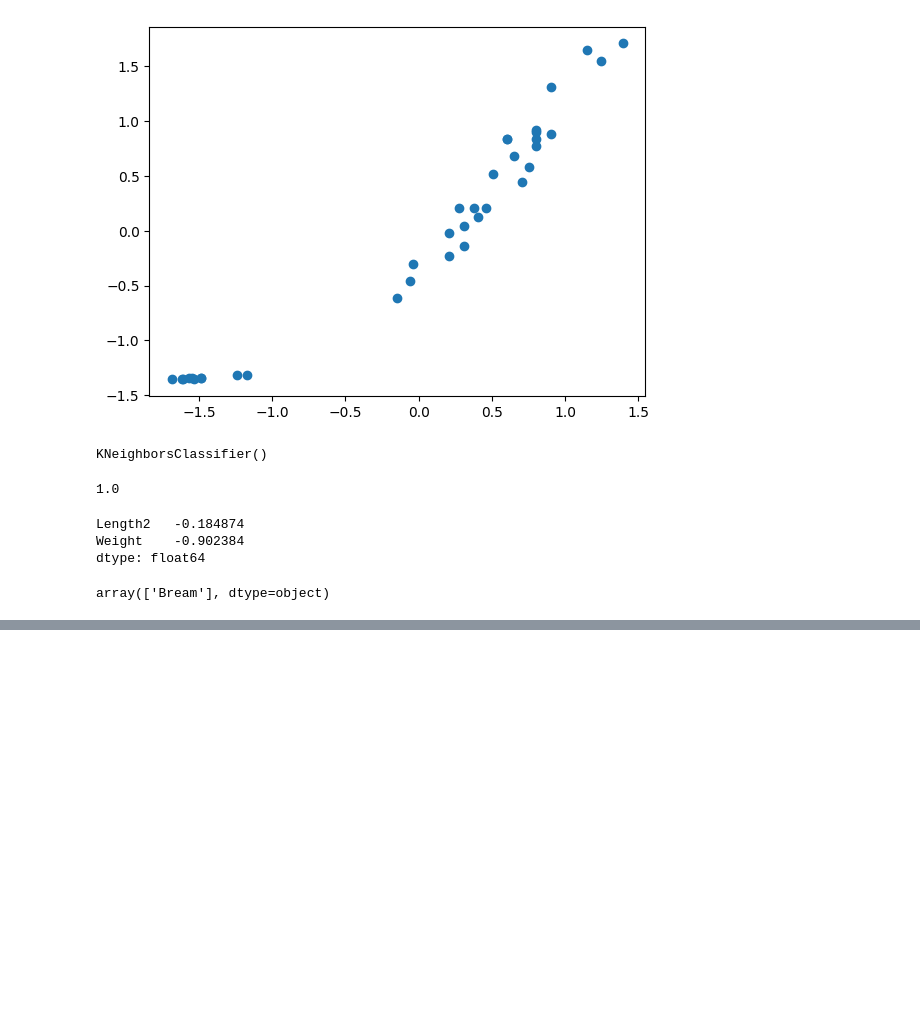
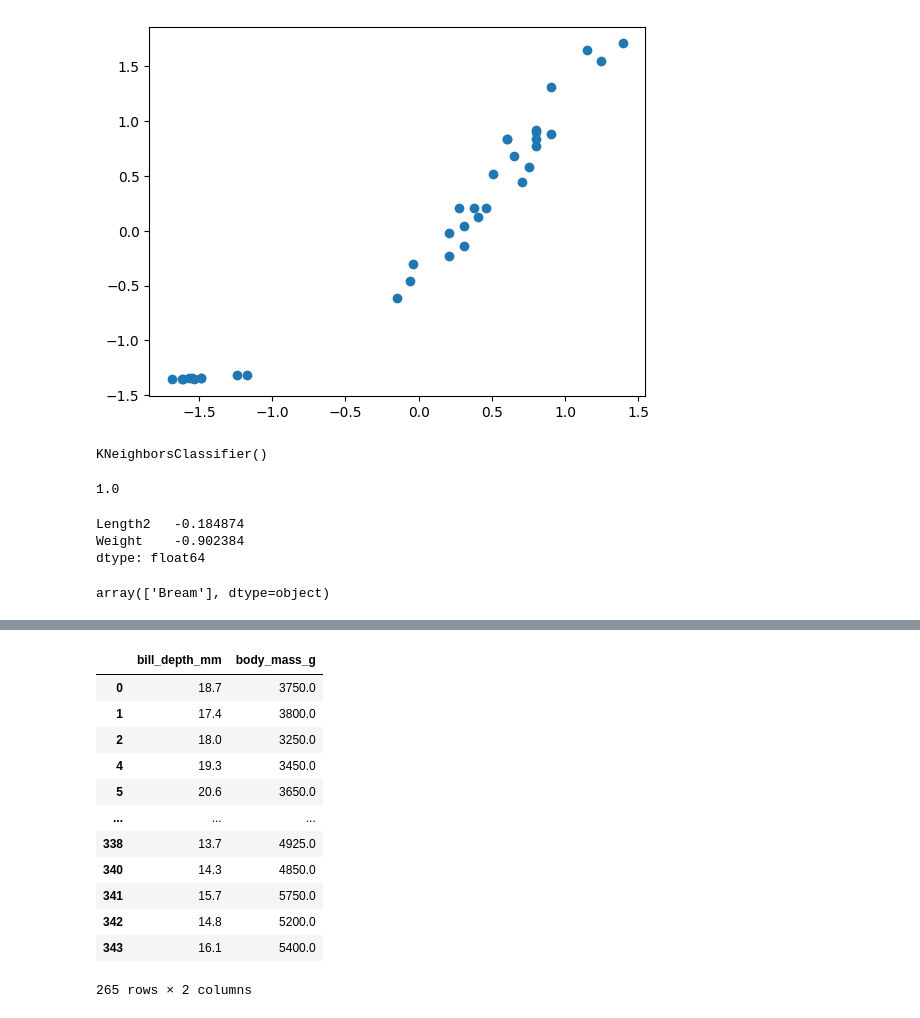
Before and after one commit to vivianpark8/ml, a Jupyter notebook: 2-2.ipynb, the cells around one changed output, grey strips where cells are left out. Drawn from its saved outputs; the diff is of its cells as text; code cells hidden in the pictures; blank space fills up the shorter version.

```diff
--- a/2-2.ipynb
+++ b/2-2.ipynb
@@ -134,0 +195,17 @@ array(['Bream'], dtype=object)
+# %%
+pg_data = df.loc[cond, ['bill_depth_mm', 'body_mass_g']]
+pg_data
+# %% [output]
+|  | bill_depth_mm | body_mass_g |
+| 0 | 18.7 | 3750.0 |
+| 1 | 17.4 | 3800.0 |
+| 2 | 18.0 | 3250.0 |
+| 4 | 19.3 | 3450.0 |
+| 5 | 20.6 | 3650.0 |
+| ... | ... | ... |
+| 338 | 13.7 | 4925.0 |
+| 340 | 14.3 | 4850.0 |
+| 341 | 15.7 | 5750.0 |
+| 342 | 14.8 | 5200.0 |
+| 343 | 16.1 | 5400.0 |
+265 rows × 2 columns
```
Also changed, not shown: parts of 16 cells of this notebook, 3 other files.
